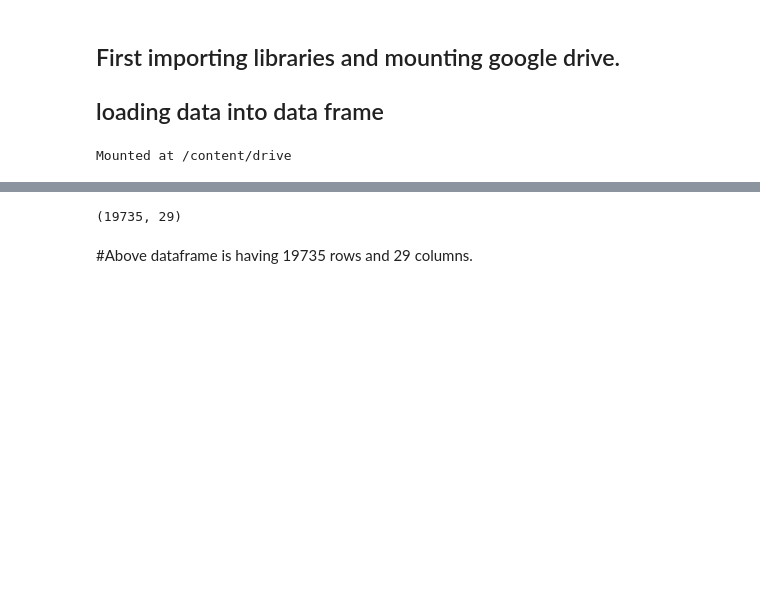
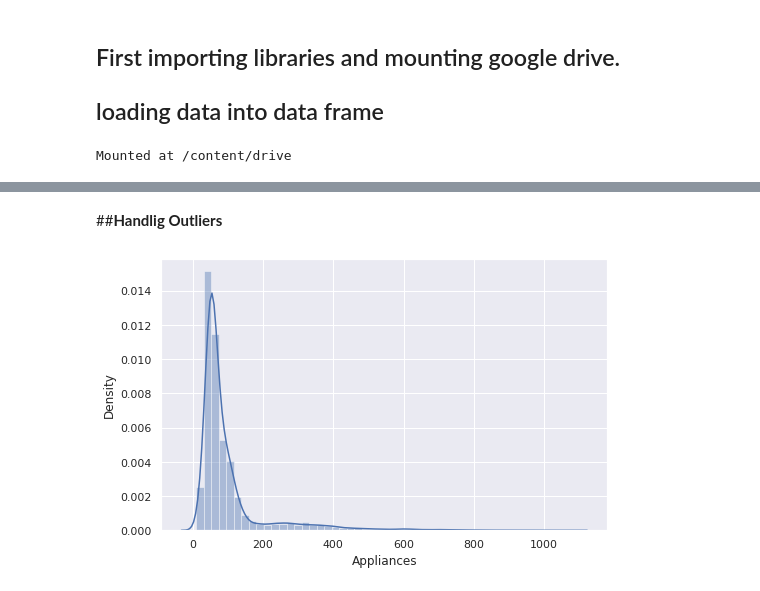
Before and after one commit to IfrazQazi/Appliances-Energy-Prediction-Capstone_Project, a Jupyter notebook: Appliances_Energy_Prediction_Capstone_Project.ipynb, the cells around one changed output, grey strips where cells are left out. Cells and saved outputs as stored; diff of their text form; code cells hidden in the pictures; blank space fills up the shorter version.

```diff
--- a/Appliances_Energy_Prediction_Capstone_Project.ipynb
+++ b/Appliances_Energy_Prediction_Capstone_Project.ipynb
@@ -106,6 +213,8 @@ energyP_df.tail()
-# %%
-energyP_df.shape
-# %% [output]
-(19735, 29)
-# %% [markdown]
-#Above dataframe is having 19735 rows and 29 columns.
+# %% [markdown]
+##**Handlig Outliers**
+# %%
+# lets see the distribution of Appliances column
+sns.set(rc={'figure.figsize':(8,5)});
+sns.distplot(energyP_df.Appliances);
+# %% [output]
+[figure, added]
```
Also changed, not shown: parts of 30 cells of this notebook.
